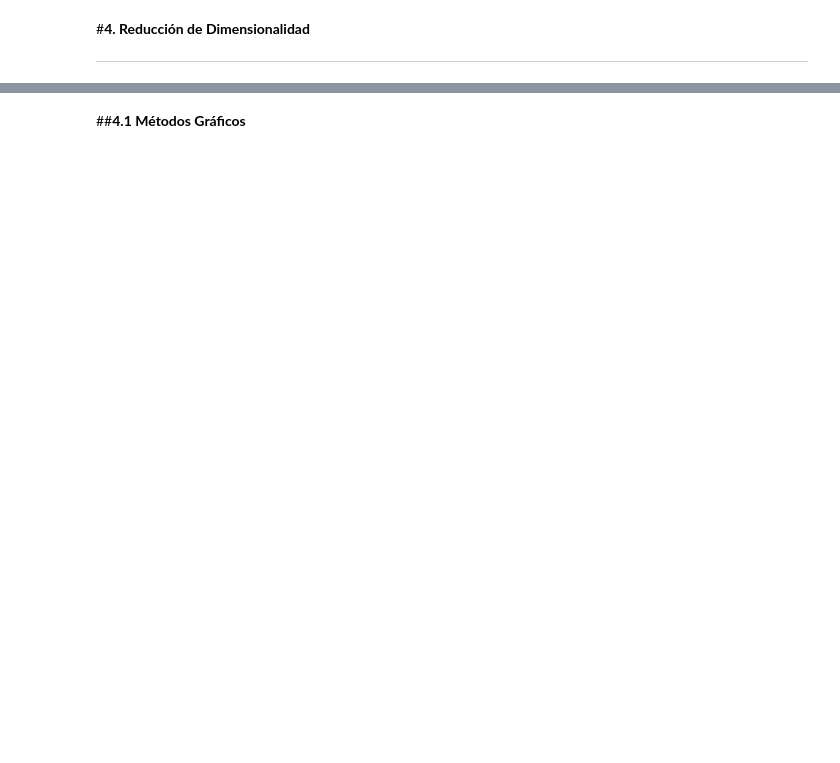
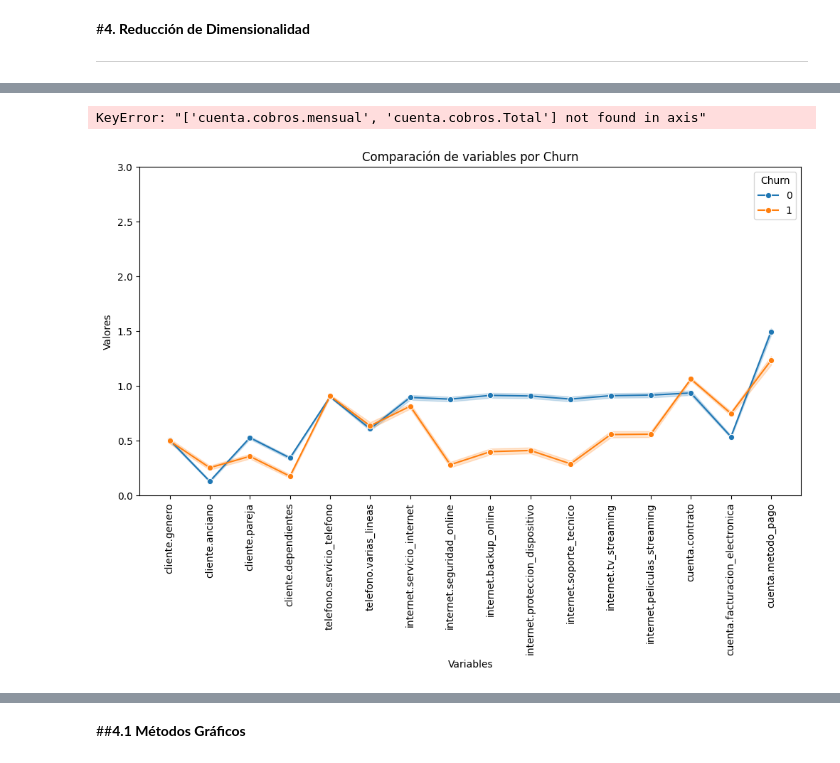
Before and after one commit to Marioarellano21/Telecom_Churn_BXPE, a Jupyter notebook: Gabriel_Telecom_Churn_Data_Cleaning.ipynb, the cells around one changed output, grey strips where cells are left out. Saved outputs shown, nothing was run; the diff lists cells and outputs as text; code cells hidden in the pictures; blank space fills up the shorter version.

```diff
--- a/Gabriel_Telecom_Churn_Data_Cleaning.ipynb
+++ b/Gabriel_Telecom_Churn_Data_Cleaning.ipynb
@@ -516,3 +517,9 @@ model.score(X_test, y_test)
 
 
 ---
+# %%
+from sklearn.preprocessing import OrdinalEncoder, StandardScaler
+columns_object=datos_churn.select_dtypes(include='object').columns
+enc = OrdinalEncoder()
+datos_churn[columns_object] = enc.fit_transform(datos_churn[columns_object])
+datos_churn.info()
@@ -518,0 +544,20 @@ model.score(X_test, y_test)
+# %%
+datos_churn.drop(columns=['cuenta.cobros.mensual','cuenta.cobros.Total','cliente.tiempo_servicio'],inplace=True)
+# %% [output]
+KeyError: "['cuenta.cobros.mensual', 'cuenta.cobros.Total'] not found in axis"
+# %%
+datos_churn.drop(columns=['cliente.tiempo_servicio'],inplace=True)
+# %%
+# Transforma los datos a un formato adecuado para Seaborn
+df_melted = datos_churn.melt(id_vars='Churn', var_name='Variables', value_name='Valores')
+
+# Grafico con Seaborn
+plt.figure(figsize=(12, 6))
+sns.lineplot(data=df_melted, x='Variables', y='Valores', hue='Churn', marker='o')
+
+plt.xticks(rotation=90)  # Rotar etiquetas del eje x
+plt.ylim(df_melted['Valores'].min(), df_melted['Valores'].max())
+plt.title('Comparación de variables por Churn')
+plt.show()
+# %% [output]
+[figure, added]
```
Also changed, not shown: parts of 33 cells of this notebook.
